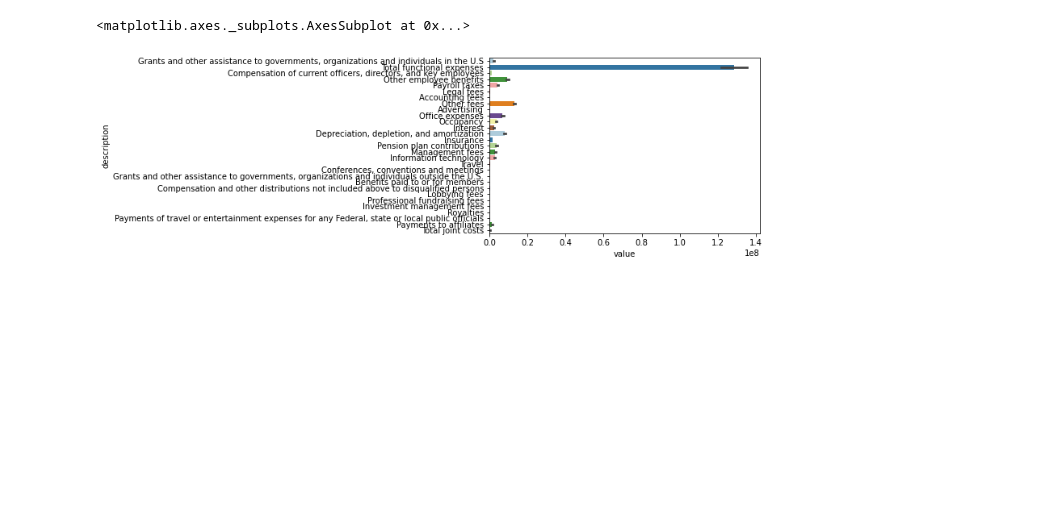
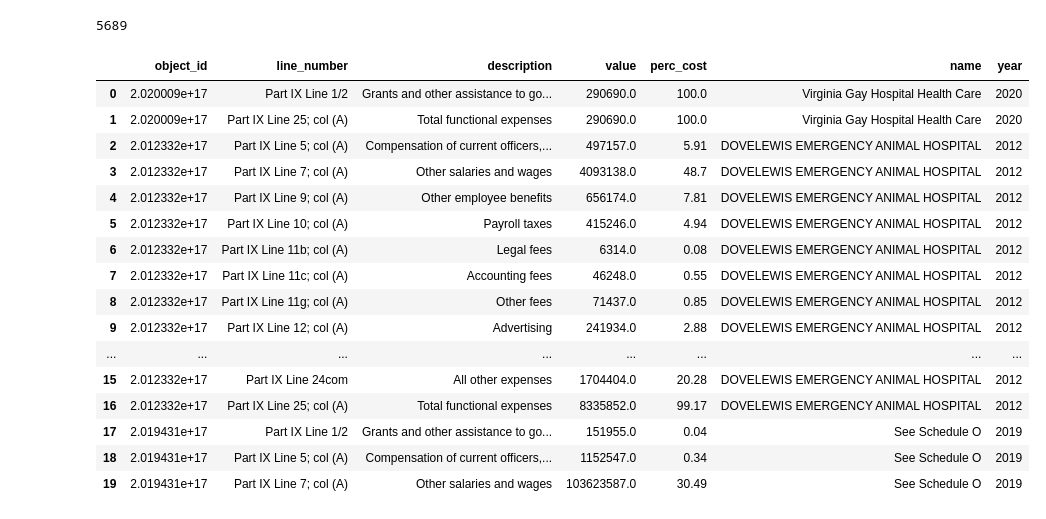
Before and after one commit to Vidhi-H-Patel/990-Project, a Jupyter notebook: Data_analysis.ipynb, the cells around one changed output. Cells and saved outputs as stored; diff of their text form; code cells hidden in the pictures; blank space fills up the shorter version.

```diff
--- a/Data_analysis.ipynb
+++ b/Data_analysis.ipynb
@@ -203,5 +67,33 @@ labeled_barplot(df, "description", y ='value', perc=True, n=10)
-# %%
-sns.barplot(data=df, y='description', x='value',palette="Paired")
-# %% [output]
-<matplotlib.axes._subplots.AxesSubplot at 0x...>
-[figure, removed]
+# %%
+#get number of unique hospitals
+data['name'].nunique()
+# %% [output]
+5689
+# %%
+#calculate Percentage Cost
+for i in data['object_id']:
+    data_temp = data[data['object_id']== i]
+    total_val = data_temp['value'].where(data_temp['description']=="Total functional expenses").sum()
+    val = ((data_temp['value']/total_val)*100).round(2)
+    data.loc[data['object_id'] == i,'perc_cost'] = val
+# %%
+#check data
+data.head(20)
+# %% [output]
+|  | object_id | line_number | description | value | perc_cost | name | year |
+| 0 | 2.020009e+17 | Part IX Line 1/2 | Grants and other assistance to go... | 290690.0 | 100.0 | Virginia Gay Hospital Health Care | 2020 |
+| 1 | 2.020009e+17 | Part IX Line 25; col (A) | Total functional expenses | 290690.0 | 100.0 | Virginia Gay Hospital Health Care | 2020 |
+| 2 | 2.012332e+17 | Part IX Line 5; col (A) | Compensation of current officers,... | 497157.0 | 5.91 | DOVELEWIS EMERGENCY ANIMAL HOSPITAL | 2012 |
+| 3 | 2.012332e+17 | Part IX Line 7; col (A) | Other salaries and wages | 4093138.0 | 48.7 | DOVELEWIS EMERGENCY ANIMAL HOSPITAL | 2012 |
+| 4 | 2.012332e+17 | Part IX Line 9; col (A) | Other employee benefits | 656174.0 | 7.81 | DOVELEWIS EMERGENCY ANIMAL HOSPITAL | 2012 |
+| 5 | 2.012332e+17 | Part IX Line 10; col (A) | Payroll taxes | 415246.0 | 4.94 | DOVELEWIS EMERGENCY ANIMAL HOSPITAL | 2012 |
+| 6 | 2.012332e+17 | Part IX Line 11b; col (A) | Legal fees | 6314.0 | 0.08 | DOVELEWIS EMERGENCY ANIMAL HOSPITAL | 2012 |
+| 7 | 2.012332e+17 | Part IX Line 11c; col (A) | Accounting fees | 46248.0 | 0.55 | DOVELEWIS EMERGENCY ANIMAL HOSPITAL | 2012 |
+| 8 | 2.012332e+17 | Part IX Line 11g; col (A) | Other fees | 71437.0 | 0.85 | DOVELEWIS EMERGENCY ANIMAL HOSPITAL | 2012 |
+| 9 | 2.012332e+17 | Part IX Line 12; col (A) | Advertising | 241934.0 | 2.88 | DOVELEWIS EMERGENCY ANIMAL HOSPITAL | 2012 |
+| ... | ... | ... | ... | ... | ... | ... | ... |
+| 15 | 2.012332e+17 | Part IX Line 24com | All other expenses | 1704404.0 | 20.28 | DOVELEWIS EMERGENCY ANIMAL HOSPITAL | 2012 |
+| 16 | 2.012332e+17 | Part IX Line 25; col (A) | Total functional expenses | 8335852.0 | 99.17 | DOVELEWIS EMERGENCY ANIMAL HOSPITAL | 2012 |
+| 17 | 2.019431e+17 | Part IX Line 1/2 | Grants and other assistance to go... | 151955.0 | 0.04 | See Schedule O | 2019 |
+| 18 | 2.019431e+17 | Part IX Line 5; col (A) | Compensation of current officers,... | 1152547.0 | 0.34 | See Schedule O | 2019 |
+| 19 | 2.019431e+17 | Part IX Line 7; col (A) | Other salaries and wages | 103623587.0 | 30.49 | See Schedule O | 2019 |
```
Also changed, not shown: parts of 17 cells of this notebook, 5 other files.
